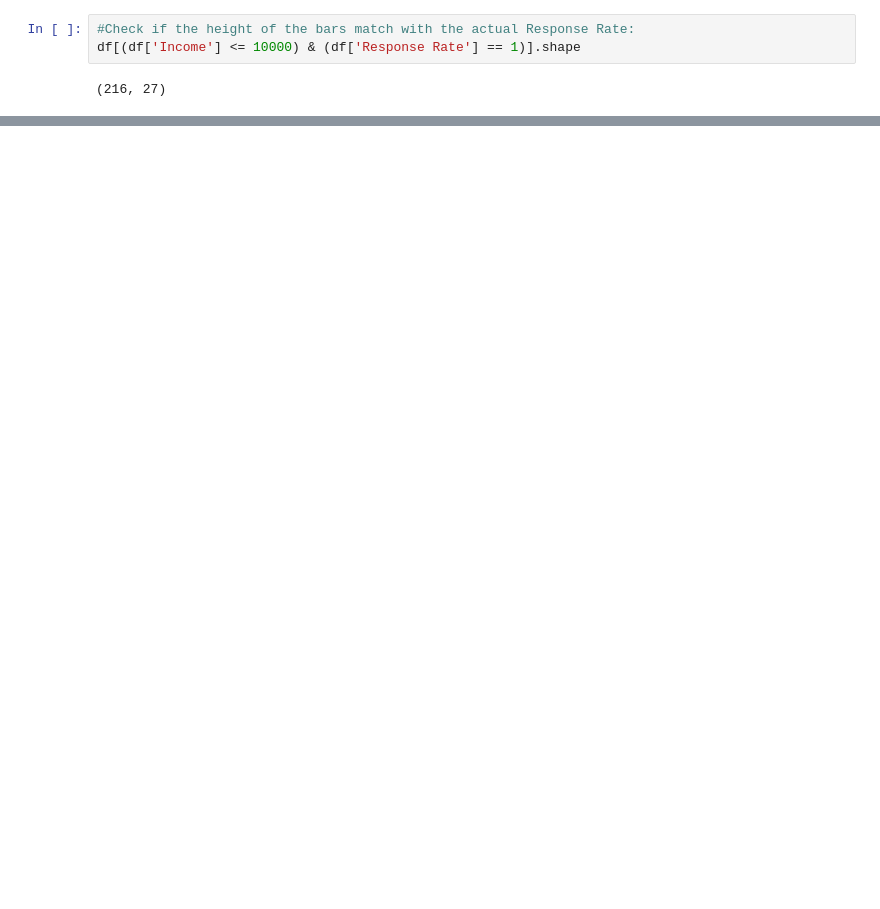
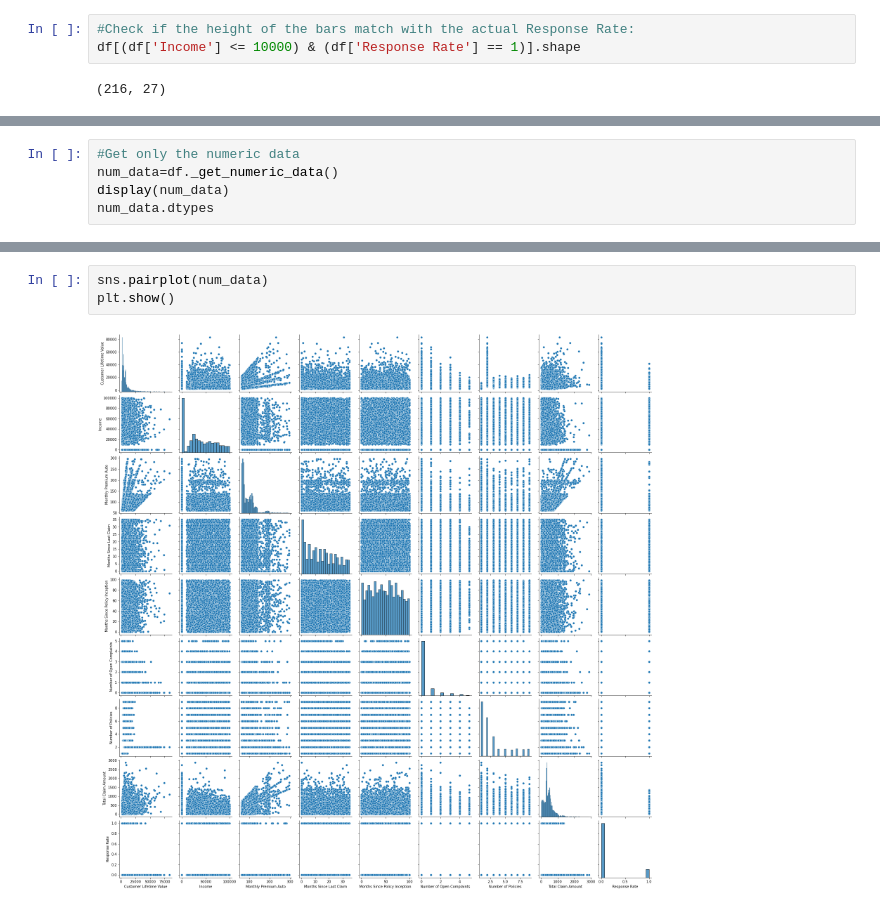
Before and after one commit to RebeccaSaalfeld/lab-customer-analysis-round-2, a Jupyter notebook: Customer Analysis Round 2.ipynb, the cells around one changed output, grey strips where cells are left out. Cells and saved outputs as stored; diff of their text form; blank space fills up the shorter version.

```diff
--- a/Customer Analysis Round 2.ipynb
+++ b/Customer Analysis Round 2.ipynb
@@ -389,0 +416,5 @@ df[(df['Income'] <= 10000) & (df['Response Rate'] == 1)].shape
+# %%
+#Get only the numeric data
+num_data=df._get_numeric_data()
+display(num_data)
+num_data.dtypes
@@ -389,0 +445,5 @@ df[(df['Income'] <= 10000) & (df['Response Rate'] == 1)].shape
+# %%
+sns.pairplot(num_data)
+plt.show()
+# %% [output]
+[figure, added]
```
Also changed, not shown: parts of 20 cells of this notebook, 1 other file.
